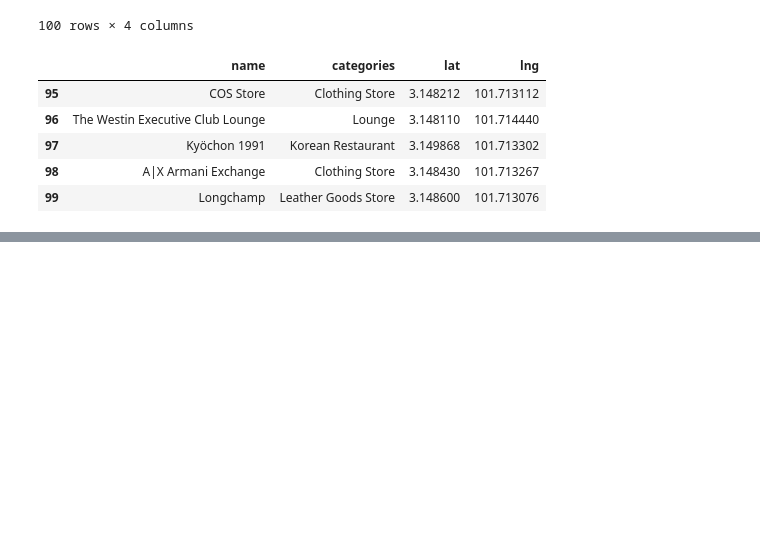
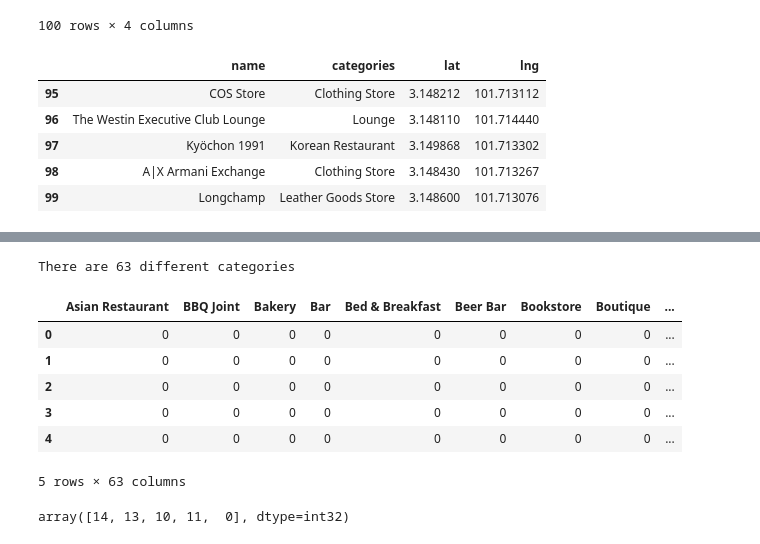
Before and after one commit to Maen1/Coursera_Capstone, a Jupyter notebook: kuala-lumpur.ipynb, the cells around one changed output, grey strips where cells are left out. Drawn from its saved outputs; the diff is of its cells as text; code cells hidden in the pictures; blank space fills up the shorter version.

```diff
--- a/kuala-lumpur.ipynb
+++ b/kuala-lumpur.ipynb
@@ -180,0 +185,4 @@ venues_normalized.groupby('categories').count()
+# %%
+print("There are {} different categories".format(len(venues_normalized['categories'].unique())))
+# %% [output]
+There are 63 different categories
@@ -180,0 +195,19 @@ venues_normalized.groupby('categories').count()
+# %%
+venues_onehot = pd.get_dummies(venues_normalized['categories'])
+venues_onehot.head()
+# %% [output]
+|  | Asian Restaurant | BBQ Joint | Bakery | Bar | Bed & Breakfast | Beer Bar | Bookstore | Boutique | ... |
+| 0 | 0 | 0 | 0 | 0 | 0 | 0 | 0 | 0 | ... |
+| 1 | 0 | 0 | 0 | 0 | 0 | 0 | 0 | 0 | ... |
+| 2 | 0 | 0 | 0 | 0 | 0 | 0 | 0 | 0 | ... |
+| 3 | 0 | 0 | 0 | 0 | 0 | 0 | 0 | 0 | ... |
+| 4 | 0 | 0 | 0 | 0 | 0 | 0 | 0 | 0 | ... |
+5 rows × 63 columns
+# %%
+k = 15
+
+kmeans = KM(n_clusters=k, random_state=55).fit(venues_onehot)
+
+kmeans.labels_[51:56]
+# %% [output]
+array([14, 13, 10, 11,  0], dtype=int32)
```
Also changed, not shown: parts of 9 cells of this notebook.
